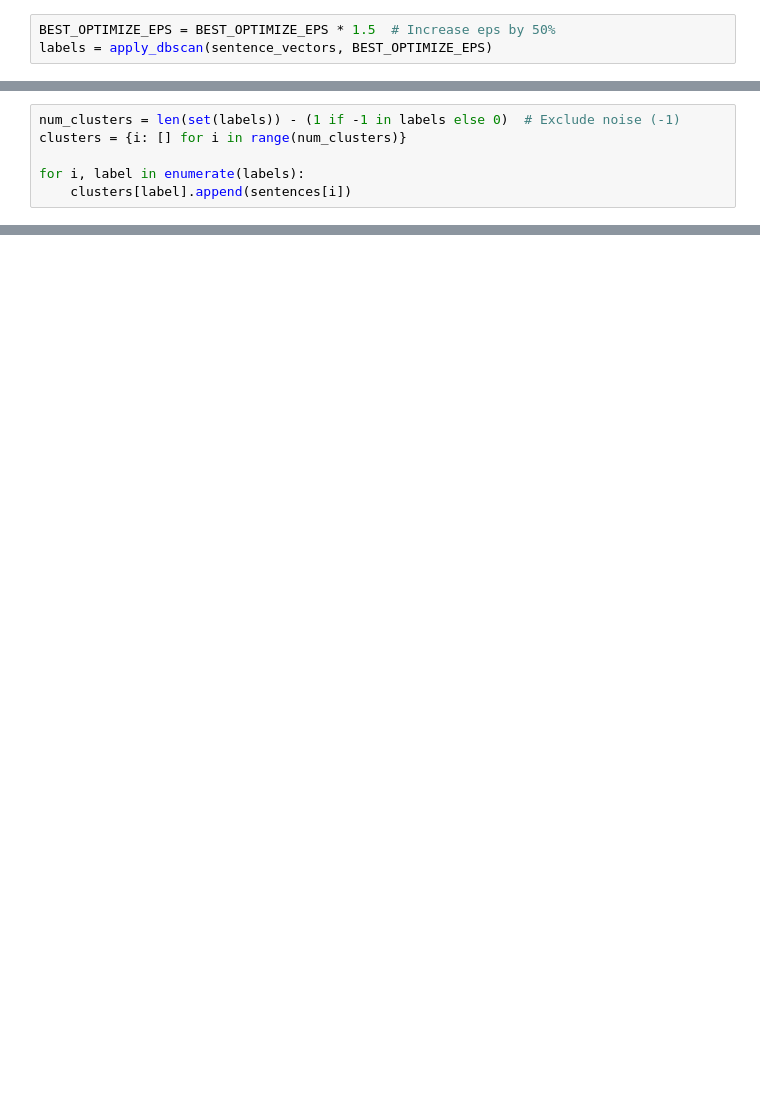
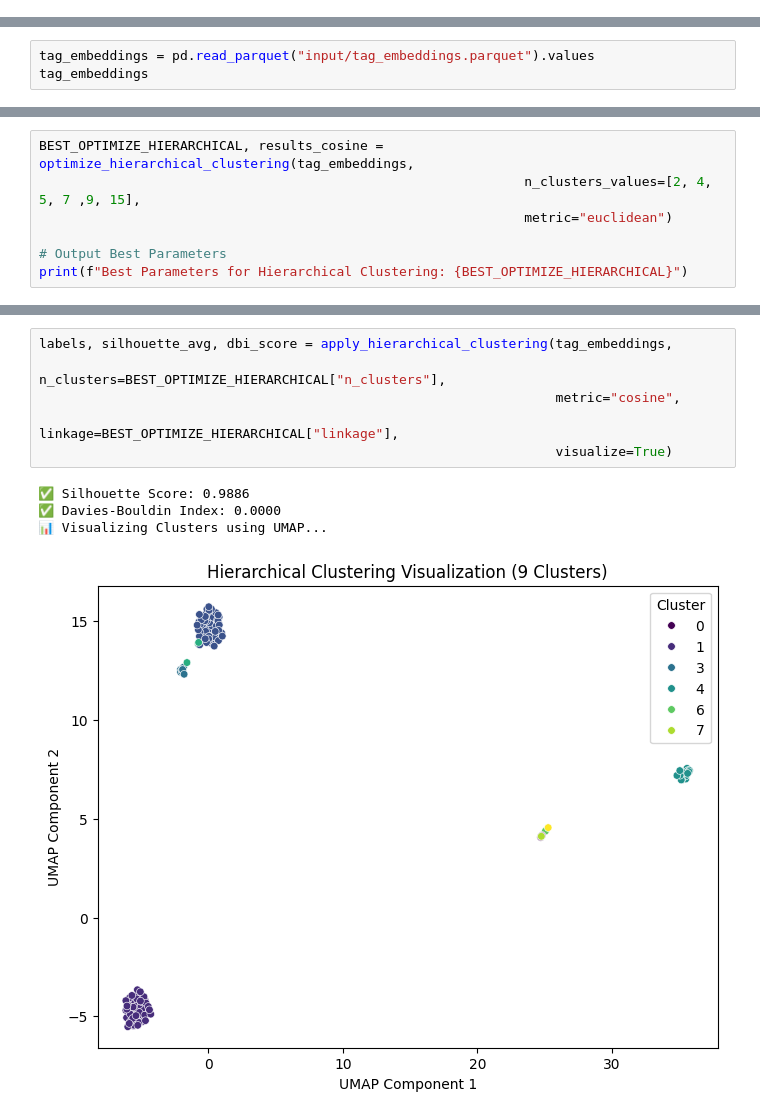
Before and after one commit to S09Z/IS_Project_Thailand_Tourism_Recommendation, a Jupyter notebook: app/frontend/clustering_experiment/expr_6-Word2Vec&TF-IDF_Hierarchical.ipynb, the cells around one changed output, grey strips where cells are left out. Cells and saved outputs as stored; diff of their text form; blank space fills up the shorter version.

```diff
--- a/app/frontend/clustering_experiment/expr_6-Word2Vec&TF-IDF_Hierarchical.ipynb
+++ b/app/frontend/clustering_experiment/expr_6-Word2Vec&TF-IDF_Hierarchical.ipynb
@@ -204,3 +14,0 @@ best_n = 0.35000000000000003
-# %%
-BEST_OPTIMIZE_EPS = BEST_OPTIMIZE_EPS * 1.5  # Increase eps by 50%
-labels = apply_dbscan(sentence_vectors, BEST_OPTIMIZE_EPS)
@@ -217,6 +14,0 @@ cosine_distances = 1 - cosine_sim_matrix
-# %%
-num_clusters = len(set(labels)) - (1 if -1 in labels else 0)  # Exclude noise (-1)
-clusters = {i: [] for i in range(num_clusters)}
-
-for i, label in enumerate(labels):
-    clusters[label].append(sentences[i])
@@ -224,0 +15,3 @@ KeyError: -1
+# %%
+tag_embeddings = pd.read_parquet("input/tag_embeddings.parquet").values
+tag_embeddings
@@ -224,0 +141,7 @@ KeyError: -1
+# %%
+BEST_OPTIMIZE_HIERARCHICAL, results_cosine = optimize_hierarchical_clustering(tag_embeddings,
+                                                              n_clusters_values=[2, 4, 5, 7 ,9, 15],
+                                                              metric="euclidean")
+
+# Output Best Parameters
+print(f"Best Parameters for Hierarchical Clustering: {BEST_OPTIMIZE_HIERARCHICAL}")
@@ -224,0 +232,11 @@ KeyError: -1
+# %%
+labels, silhouette_avg, dbi_score = apply_hierarchical_clustering(tag_embeddings,
+                                                                  n_clusters=BEST_OPTIMIZE_HIERARCHICAL["n_clusters"],
+                                                                  metric="cosine",
+                                                                  linkage=BEST_OPTIMIZE_HIERARCHICAL["linkage"],
+                                                                  visualize=True)
+# %% [output]
+✅ Silhouette Score: 0.9886
+✅ Davies-Bouldin Index: 0.0000
+📊 Visualizing Clusters using UMAP...
+[figure, added]
```
Also changed, not shown: parts of 32 cells of this notebook, 4 other files.
